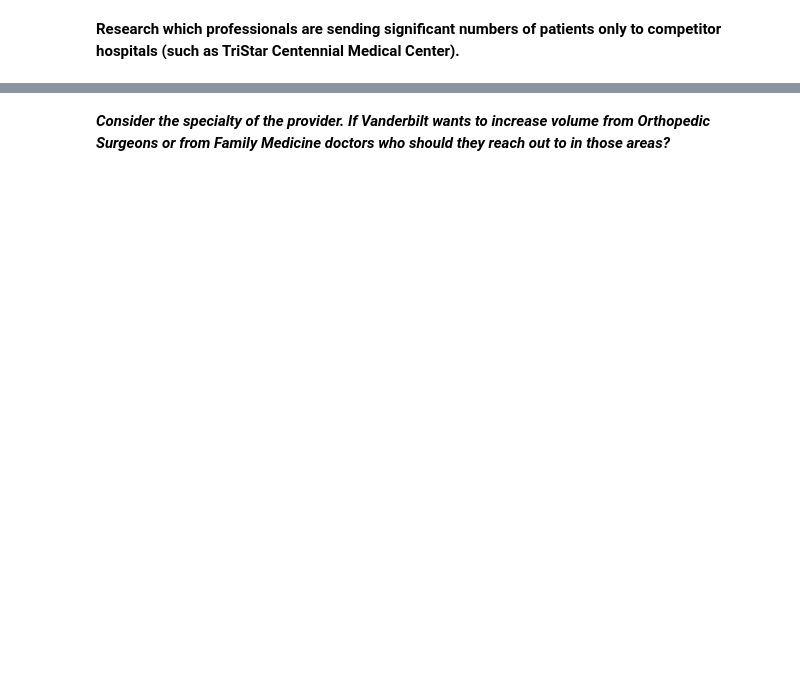
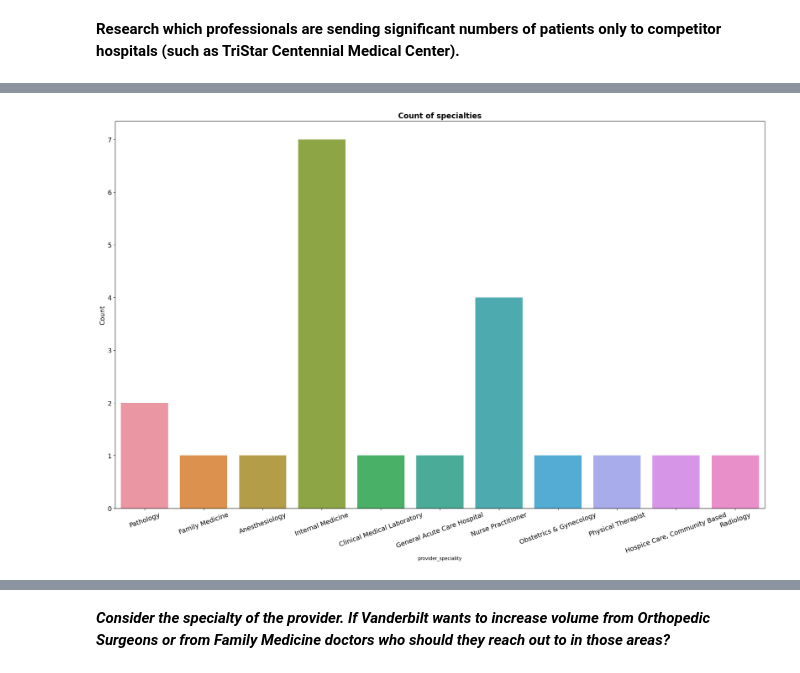
Before and after one commit to KagonDeans/hop-team, a Jupyter notebook: notebook/kd_question2_part2.ipynb, the cells around one changed output, grey strips where cells are left out. Drawn from its saved outputs; the diff is of its cells as text; code cells hidden in the pictures; blank space fills up the shorter version.

Commit message:
some plots

```diff
--- a/notebook/kd_question2_part2.ipynb
+++ b/notebook/kd_question2_part2.ipynb
@@ -122,0 +80,2 @@ merged_df
+# %%
+to_tristar = to_tristar.rename(columns = {"NPI" : "referring_npi","Provider Organization Name (Legal Business Name)" : "referring_provider_organization", "Fullname" : "referring_provider_name", "Amount of Patients" : "referred_to_tristar", "Total_referrals" : "referrals_to_tristar"})
@@ -122,0 +100,6 @@ merged_df
+# %%
+merged_df = merged_df.drop(['referring_provider_organization_y', 'referring_provider_name_y', 'referred_to_tristar', 'referred_to_vanderbilt', 'Classification_y'], axis=1)
+merged_df = merged_df.rename(columns={
+    'referring_provider_organization_x': 'referring_provider_organization',
+    'referring_provider_name_x': 'referring_provider_name', 'Classification_x' : 'provider_specialty'
+})
@@ -122,0 +110,3 @@ merged_df
+# %%
+ merged_df['vanderbilt_to_tristar_ratio'] = merged_df['referrals_to_vanderbilt']/merged_df['referrals_to_tristar']
+merged_df['vanderbilt_tristar_percentage'] = merged_df['referrals_to_vanderbilt'] / (merged_df['referrals_to_vanderbilt'] + merged_df['referrals_to_tristar'])
@@ -122,0 +141,3 @@ merged_df
+# %%
+more_referrals_tristar = merged_df.sort_values(by = 'vanderbilt_to_tristar_ratio').head(21)
+more_referrals_tristar = more_referrals_tristar.sort_values(by = 'referrals_to_tristar', ascending = False)
@@ -122,0 +196,10 @@ merged_df
+# %%
+plt.figure(figsize=(25, 15))
+sns.countplot(data=more_referrals_tristar, x='provider_specialty')
+plt.xticks(rotation=20, fontsize=14)
+plt.yticks(fontsize=14)
+plt.ylabel('Count', fontsize=14)
+plt.title('Count of specialties', fontsize=16, fontweight='bold')
+plt.show()
+# %% [output]
+[figure, added]
```
Also changed, not shown: parts of 37 cells of this notebook.
